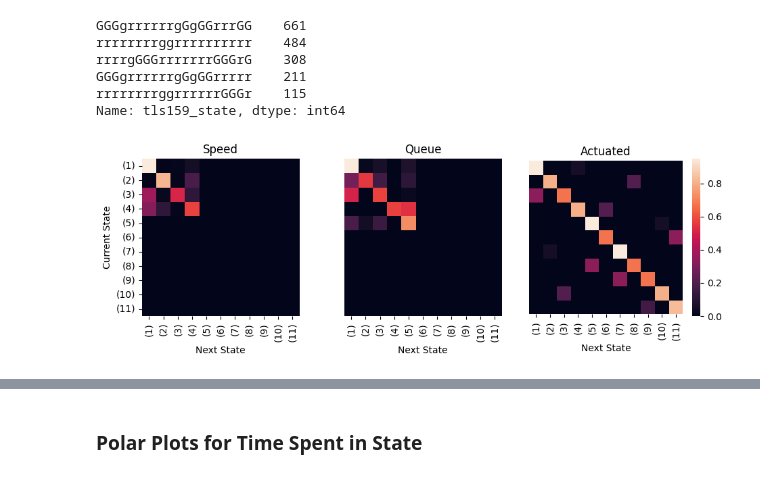
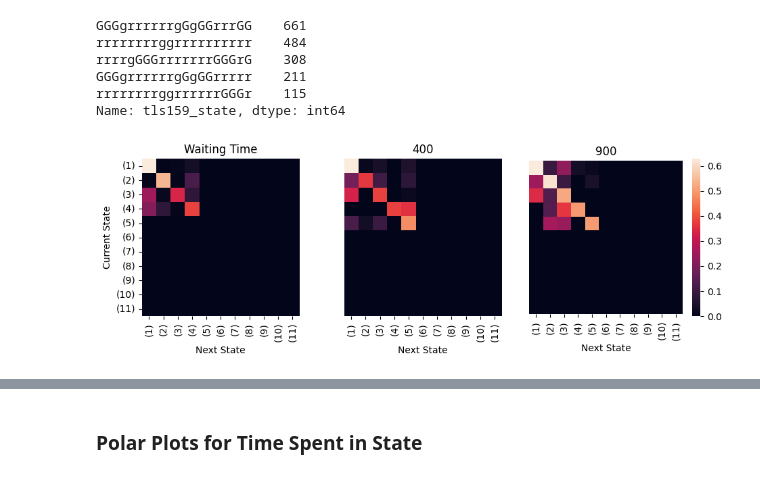
Before and after one commit to karstenk9/rl_traffic_signal_optimization, a Jupyter notebook: notebooks/evaluation_performance.ipynb, the cells around one changed output, grey strips where cells are left out. Drawn from its saved outputs; the diff is of its cells as text; code cells hidden in the pictures.

Commit message:
plots

```diff
--- a/notebooks/evaluation_performance.ipynb
+++ b/notebooks/evaluation_performance.ipynb
@@ -402,7 +425,7 @@ transitions = [(tls_allStates[i], tls_allStates[i+1]) for i in range(len(tls_all
 # Create a figure with subplots based on the number of dataframes
 tls_list = ['tls_159_state', 'tls_160_state', 'tls_161_state'] # list of all possible states
 unique_state_lists = [tls_159_states, tls_160_states, tls_161_states] # list of lists of unique states for each traffic light
-df_list = [(waitTime_200_eval, 'Speed'), (waitTime_400_eval, 'Queue'), (df, 'Actuated')] # list of dataframes
+df_list = [(waitTime_200_eval, 'Waiting Time'), (waitTime_400_eval, '400'), (waitTime_900_eval, '900')] # list of dataframes
 
 num_dataframes = len(df_list)
 
@@ -441,31 +464,31 @@ for i, (dataframe, name) in enumerate(df_list):
         ax.set_ylabel("Current State" if i == 0 else "")
         ax.set_title(f"{name}")
 
     # append all states collected during training to list
     tls_allStates = dataframe['tls159_state'].tolist()
     #tls_allStates.append(x for x in tls_159_states if x not in tls_allStates)
 
     # get number of distinct phases
     num_phases = len(tls_159_states)
 
     # create list of tuples for state transitions
     transitions = [(tls_allStates[i], tls_allStates[i+1]) for i in range(len(tls_allStates)-1)]
 
     # create transition matrix
     matrix = transition_matrix(transitions, num_phases)
     #print(matrix)
 
     # normalize matrix
     transition_matrix = normalize_matrix(matrix)
 
     # plot heatmap in the corresponding subplot
     create_heatmap(transition_matrix, tls_159_states, axs[i])
 
 # Adjust the spacing between subplots
 
 plt.tight_layout()
 
 # Show the figure
 plt.show()
 # %% [output]
-[figure, old version]
+[figure, new version]
```
Also changed, not shown: parts of 3 cells of this notebook, 6 other files.
